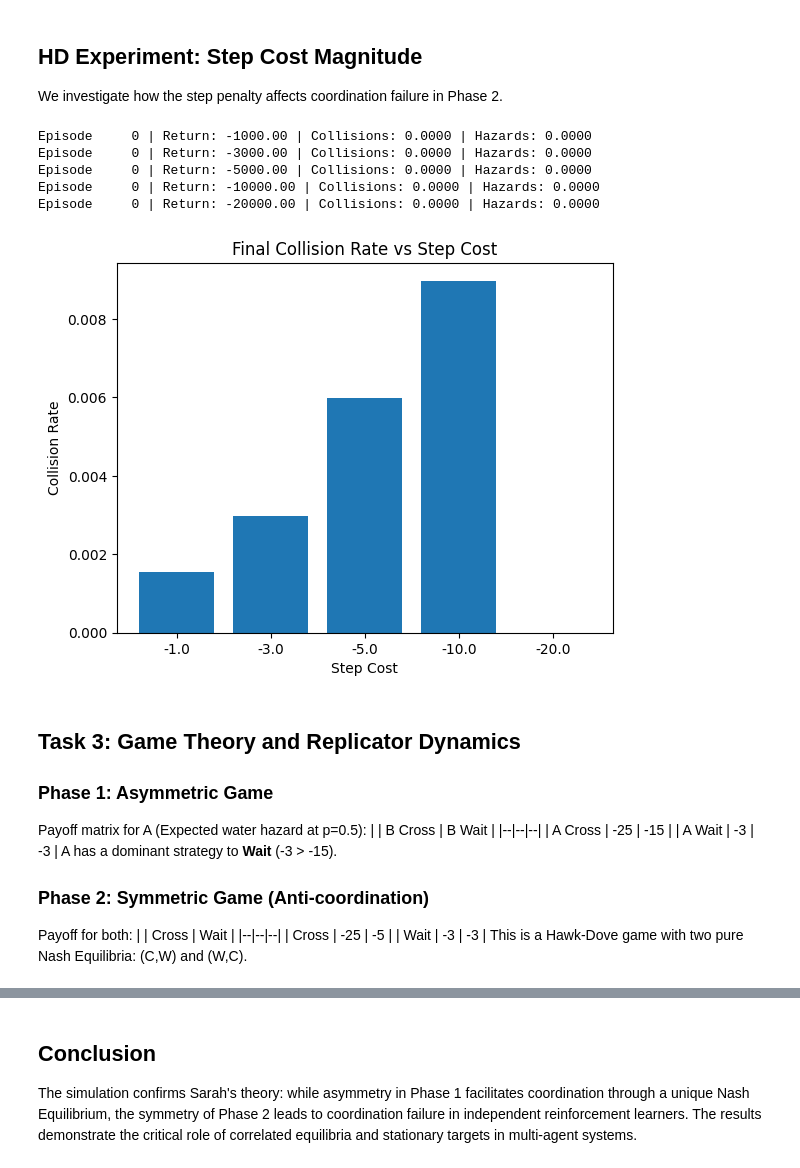
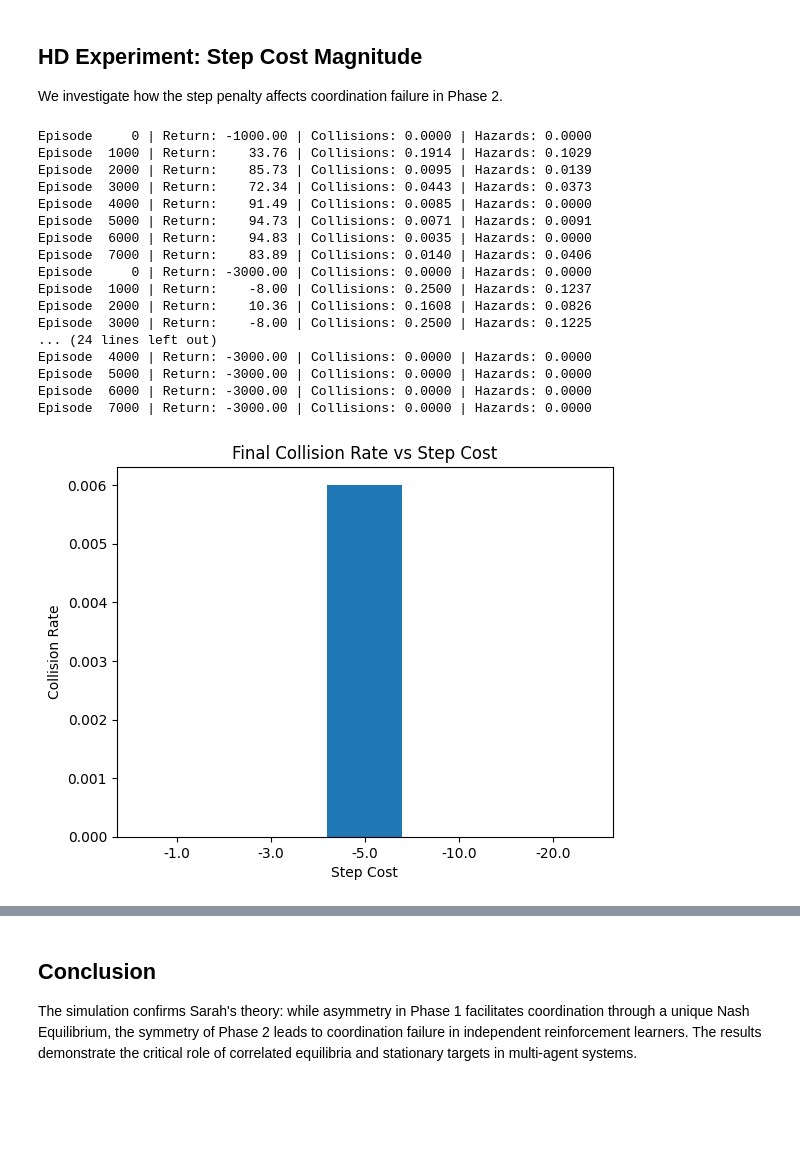
Before and after one commit to neojpulido/multi-agent-stochastic-games, a Jupyter notebook: notebooks/FIT5226_34169202_2026S1_Ass2.ipynb, the cells around one changed output, grey strips where cells are left out. Cells and saved outputs as stored; diff of their text form; code cells hidden in the pictures; blank space fills up the shorter version.

```diff
--- a/notebooks/FIT5226_34169202_2026S1_Ass2.ipynb
+++ b/notebooks/FIT5226_34169202_2026S1_Ass2.ipynb
@@ -327,33 +368,27 @@ We investigate how the step penalty affects coordination failure in Phase 2.
 # %%
 step_costs = [-1.0, -3.0, -5.0, -10.0, -20.0]; final_collisions = []
 for cost in step_costs:
-    c = STAGE2_PHASE2_CONFIG.copy(); c['env'] = STAGE2_PHASE2_CONFIG['env'].copy(); c['env']['step_cost'] = cost; c['training_episode_budget'] = 5000
+    c = STAGE2_PHASE2_CONFIG.copy(); c['env'] = STAGE2_PHASE2_CONFIG['env'].copy(); c['env']['step_cost'] = cost; c['training_episode_budget'] = 8000 # Fix 3
     conf = ExperimentConfig.from_dict(c); e = StochasticMultiAgentEnv(conf.env); ags = {"Agent_A": TabularQAgent("Agent_A", conf.agent, conf.env.p_flood), "Agent_B": TabularQAgent("Agent_B", conf.agent, conf.env.p_flood)}
-    SimulationRunner(conf, e, ags).run_experiment(eval_interval=5000)
+    SimulationRunner(conf, e, ags).run_experiment(eval_interval=1000) # Fix 3
     final_collisions.append(evaluate_greedy(e, ags, episodes=100)['collision_rate'])
 plt.bar([str(c) for c in step_costs], final_collisions); plt.title("Final Collision Rate vs Step Cost"); plt.xlabel("Step Cost"); plt.ylabel("Collision Rate"); plt.show()
 # %% [output]
 Episode     0 | Return: -1000.00 | Collisions: 0.0000 | Hazards: 0.0000
+Episode  1000 | Return:    33.76 | Collisions: 0.1914 | Hazards: 0.1029
+Episode  2000 | Return:    85.73 | Collisions: 0.0095 | Hazards: 0.0139
+Episode  3000 | Return:    72.34 | Collisions: 0.0443 | Hazards: 0.0373
+Episode  4000 | Return:    91.49 | Collisions: 0.0085 | Hazards: 0.0000
+Episode  5000 | Return:    94.73 | Collisions: 0.0071 | Hazards: 0.0091
+Episode  6000 | Return:    94.83 | Collisions: 0.0035 | Hazards: 0.0000
+Episode  7000 | Return:    83.89 | Collisions: 0.0140 | Hazards: 0.0406
 Episode     0 | Return: -3000.00 | Collisions: 0.0000 | Hazards: 0.0000
-Episode     0 | Return: -5000.00 | Collisions: 0.0000 | Hazards: 0.0000
-Episode     0 | Return: -10000.00 | Collisions: 0.0000 | Hazards: 0.0000
-Episode     0 | Return: -20000.00 | Collisions: 0.0000 | Hazards: 0.0000
+Episode  1000 | Return:    -8.00 | Collisions: 0.2500 | Hazards: 0.1237
+Episode  2000 | Return:    10.36 | Collisions: 0.1608 | Hazards: 0.0826
+Episode  3000 | Return:    -8.00 | Collisions: 0.2500 | Hazards: 0.1225
+... (24 lines left out)
+Episode  4000 | Return: -3000.00 | Collisions: 0.0000 | Hazards: 0.0000
+Episode  5000 | Return: -3000.00 | Collisions: 0.0000 | Hazards: 0.0000
+Episode  6000 | Return: -3000.00 | Collisions: 0.0000 | Hazards: 0.0000
+Episode  7000 | Return: -3000.00 | Collisions: 0.0000 | Hazards: 0.0000
-[figure, old version]
+[figure, new version]
-# %% [markdown]
-## Task 3: Game Theory and Replicator Dynamics
-
-### Phase 1: Asymmetric Game
-Payoff matrix for A (Expected water hazard at p=0.5):
-| | B Cross | B Wait |
-|--|--|--|
-| A Cross | -25 | -15 |
-| A Wait | -3 | -3 |
-A has a dominant strategy to **Wait** (-3 > -15).
-
-### Phase 2: Symmetric Game (Anti-coordination)
-Payoff for both:
-| | Cross | Wait |
-|--|--|--|
-| Cross | -25 | -5 |
-| Wait | -3 | -3 |
-This is a Hawk-Dove game with two pure Nash Equilibria: (C,W) and (W,C).
```
Also changed, not shown: parts of 15 cells of this notebook, 8 other files.
